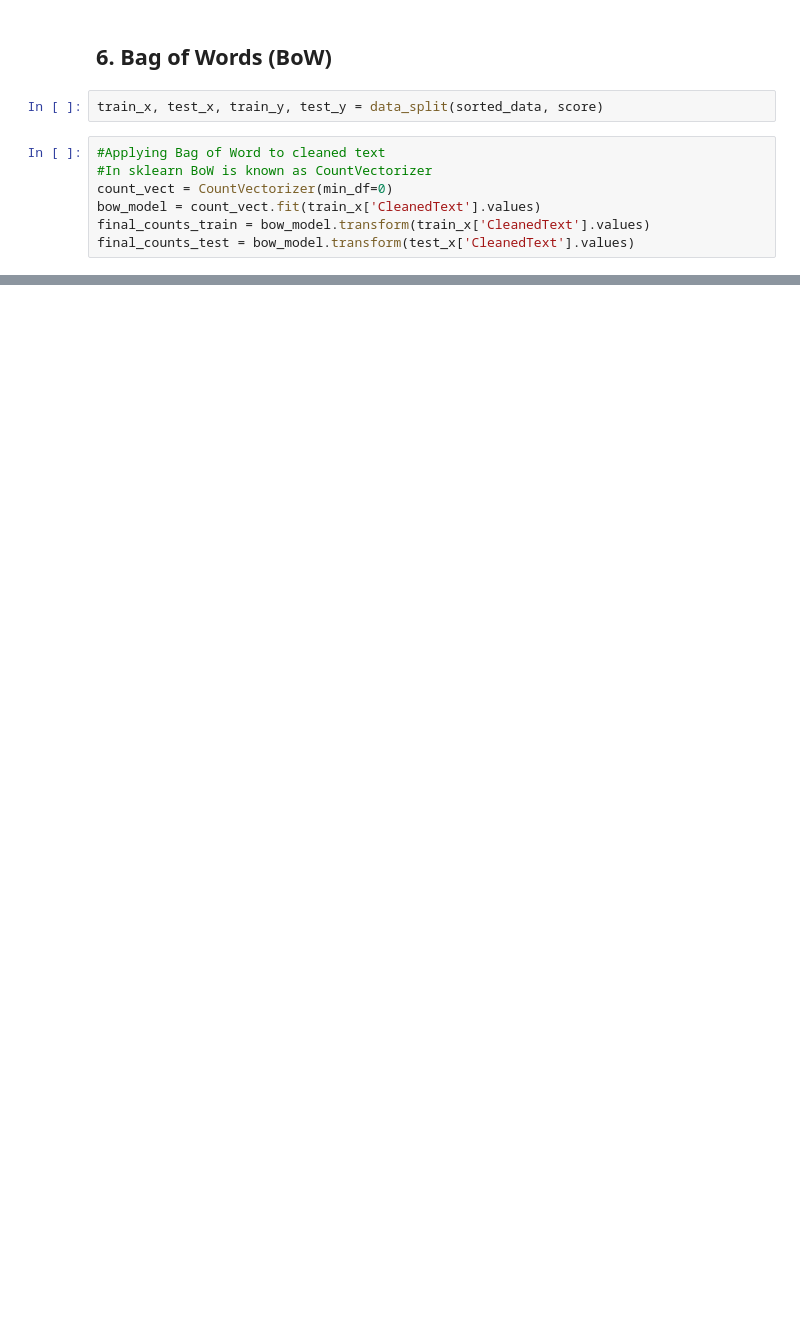
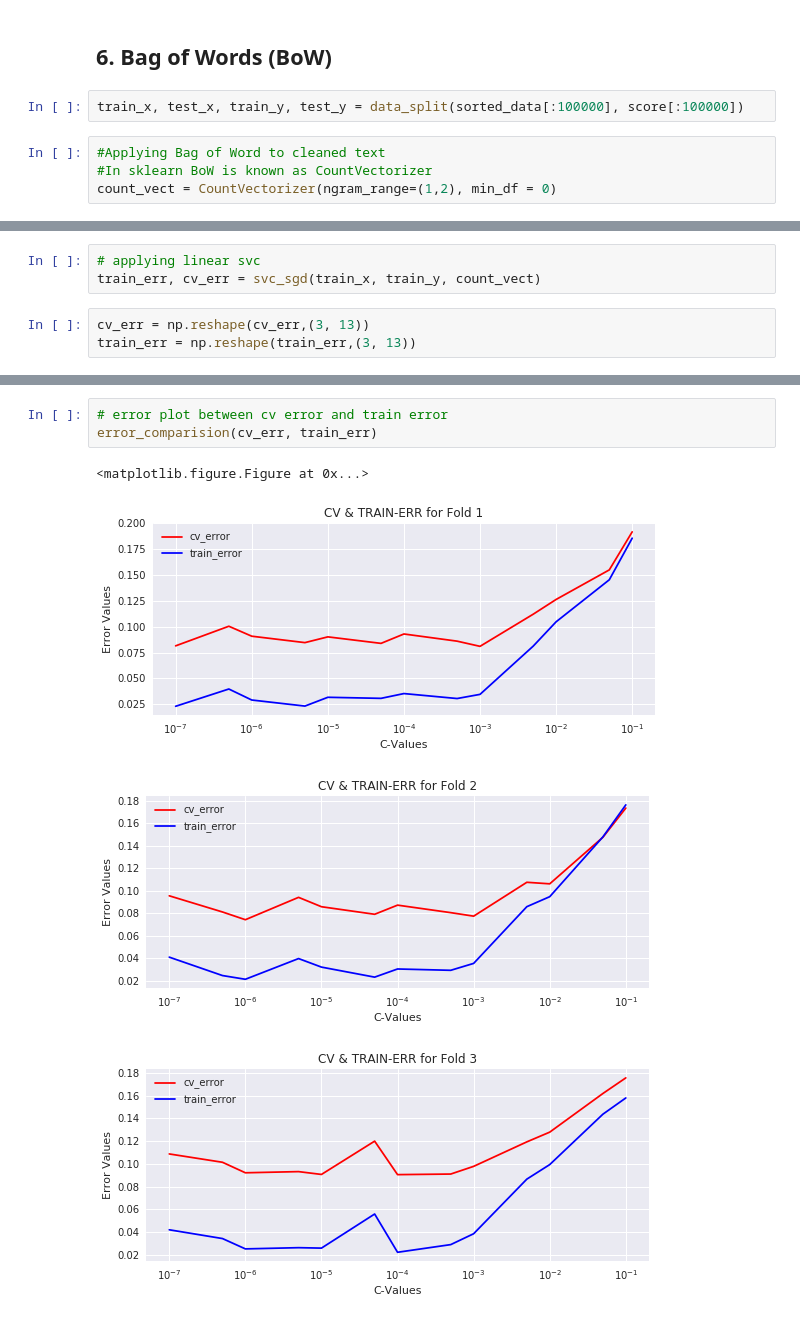
Before and after one commit to sradheya99/ML-Algorithms, a Jupyter notebook: 6.SVM/SVM_AZ.ipynb, the cells around one changed output, grey strips where cells are left out. Drawn from its saved outputs; the diff is of its cells as text; blank space fills up the shorter version.

```diff
--- a/6.SVM/SVM_AZ.ipynb
+++ b/6.SVM/SVM_AZ.ipynb
@@ -376,11 +393,8 @@ def random_search_cv(data, score, l):
 # %% [markdown]
 ## 6. Bag of Words (BoW)
 # %%
-train_x, test_x, train_y, test_y = data_split(sorted_data, score)
+train_x, test_x, train_y, test_y = data_split(sorted_data[:100000], score[:100000])
 # %%
 #Applying Bag of Word to cleaned text
 #In sklearn BoW is known as CountVectorizer
-count_vect = CountVectorizer(min_df=0)
-bow_model = count_vect.fit(train_x['CleanedText'].values)
-final_counts_train = bow_model.transform(train_x['CleanedText'].values)
-final_counts_test = bow_model.transform(test_x['CleanedText'].values)
+count_vect = CountVectorizer(ngram_range=(1,2), min_df = 0)
@@ -390,0 +403,6 @@ KeyboardInterrupt:
+# %%
+# applying linear svc
+train_err, cv_err = svc_sgd(train_x, train_y, count_vect)
+# %%
+cv_err = np.reshape(cv_err,(3, 13))
+train_err = np.reshape(train_err,(3, 13))
@@ -390,0 +411,8 @@ KeyboardInterrupt:
+# %%
+# error plot between cv error and train error
+error_comparision(cv_err, train_err)
+# %% [output]
+<matplotlib.figure.Figure at 0x...>
+[figure, added]
+[figure, added]
+[figure, added]
```
Also changed, not shown: parts of 71 cells of this notebook.
